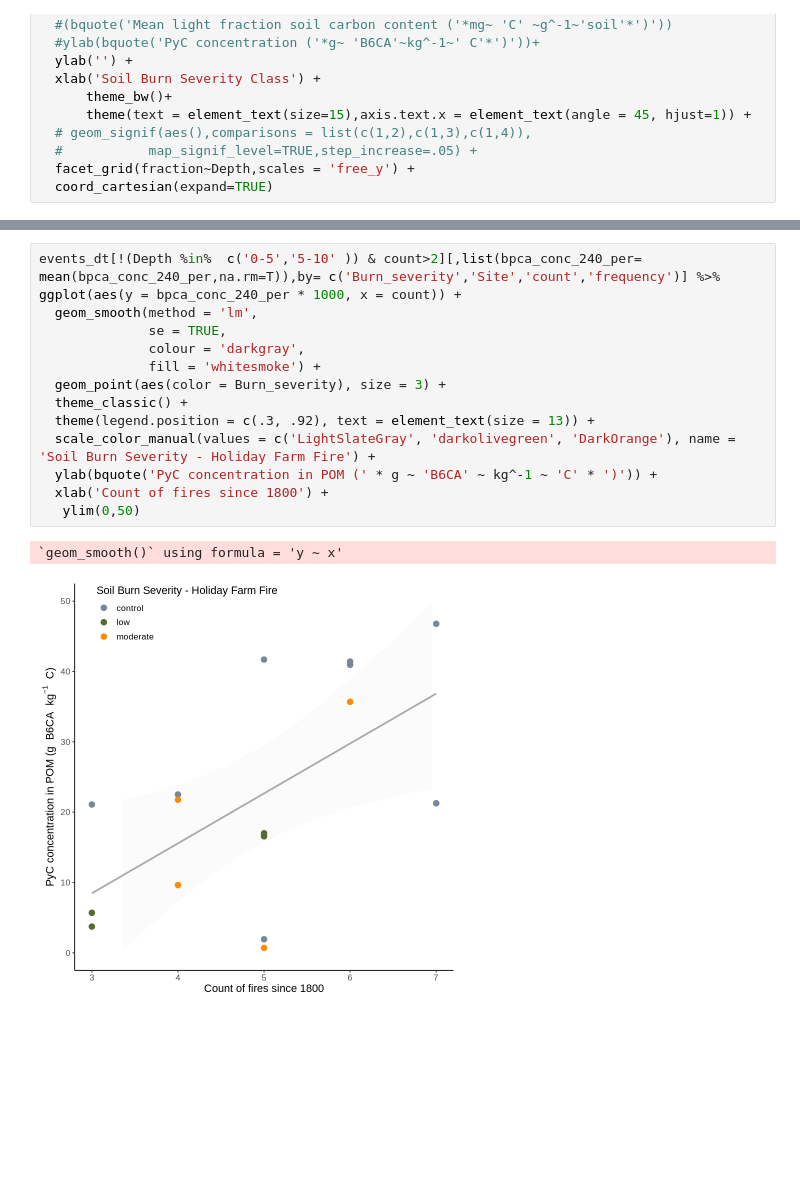
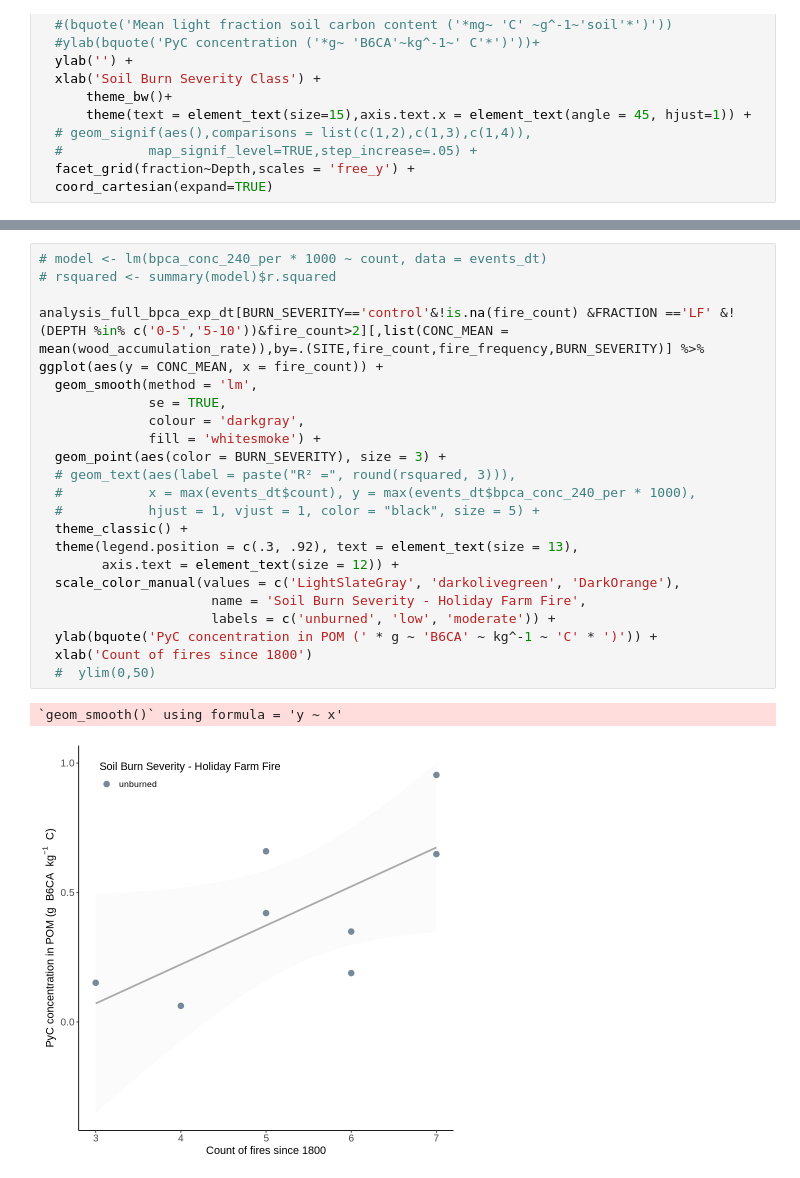
Before and after one commit to hayleypc/BPCA_HFF, a Jupyter notebook: BPCA_analysis_plotting.ipynb, the cells around one changed output, grey strips where cells are left out. Drawn from its saved outputs; the diff is of its cells as text; blank space fills up the shorter version.

```diff
--- a/BPCA_analysis_plotting.ipynb
+++ b/BPCA_analysis_plotting.ipynb
@@ -598,17 +649,26 @@ Warning message:
 # %%
-events_dt[!(Depth %in%  c('0-5','5-10' )) & count>2][,list(bpca_conc_240_per= mean(bpca_conc_240_per,na.rm=T)),by= c('Burn_severity','Site','count','frequency')] %>%
-ggplot(aes(y = bpca_conc_240_per * 1000, x = count)) +
+# model <- lm(bpca_conc_240_per * 1000 ~ count, data = events_dt)
+# rsquared <- summary(model)$r.squared
+
+analysis_full_bpca_exp_dt[BURN_SEVERITY=='control'&!is.na(fire_count) &FRACTION =='LF' &!(DEPTH %in% c('0-5','5-10'))&fire_count>2][,list(CONC_MEAN = mean(wood_accumulation_rate)),by=.(SITE,fire_count,fire_frequency,BURN_SEVERITY)] %>%
+ggplot(aes(y = CONC_MEAN, x = fire_count)) +
   geom_smooth(method = 'lm',
               se = TRUE,
               colour = 'darkgray',
               fill = 'whitesmoke') +
-  geom_point(aes(color = Burn_severity), size = 3) +
+  geom_point(aes(color = BURN_SEVERITY), size = 3) +
+  # geom_text(aes(label = paste("R² =", round(rsquared, 3))),
+  #           x = max(events_dt$count), y = max(events_dt$bpca_conc_240_per * 1000),
+  #           hjust = 1, vjust = 1, color = "black", size = 5) +
   theme_classic() +
-  theme(legend.position = c(.3, .92), text = element_text(size = 13)) +
-  scale_color_manual(values = c('LightSlateGray', 'darkolivegreen', 'DarkOrange'), name = 'Soil Burn Severity - Holiday Farm Fire') +
+  theme(legend.position = c(.3, .92), text = element_text(size = 13),
+        axis.text = element_text(size = 12)) +
+  scale_color_manual(values = c('LightSlateGray', 'darkolivegreen', 'DarkOrange'),
+                      name = 'Soil Burn Severity - Holiday Farm Fire',
+                      labels = c('unburned', 'low', 'moderate')) +
   ylab(bquote('PyC concentration in POM (' * g ~ 'B6CA' ~ kg^-1 ~ 'C' * ')')) +
-  xlab('Count of fires since 1800') +
-   ylim(0,50)
+  xlab('Count of fires since 1800')
+  #  ylim(0,50)
 # %% [output]
 `geom_smooth()` using formula = 'y ~ x'
-[figure, old version]
+[figure, new version]
```
Also changed, not shown: parts of 16 cells of this notebook.
